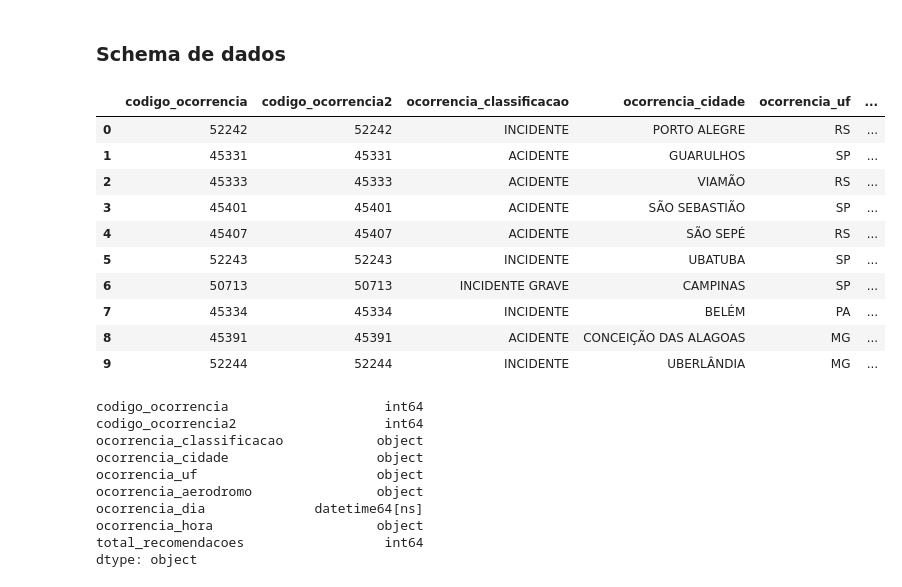
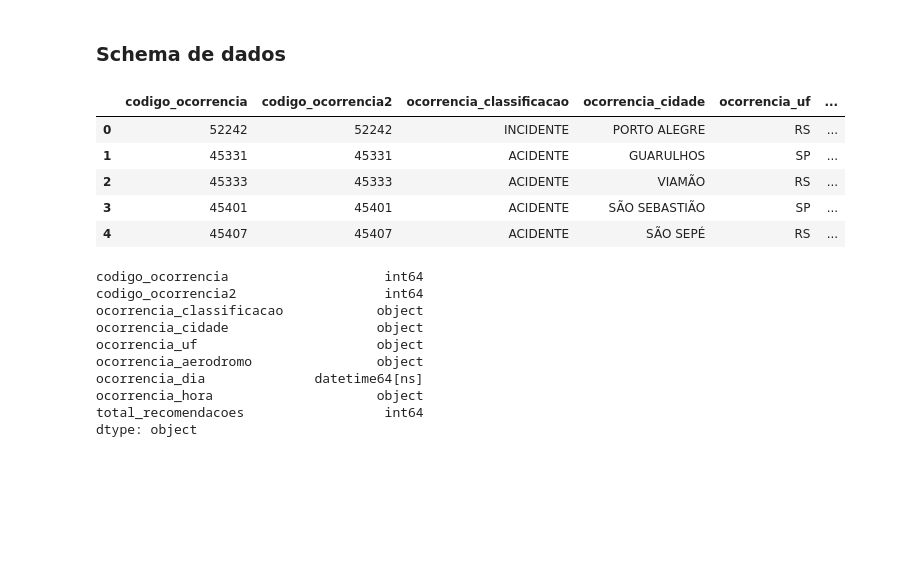
Before and after one commit to JoaoVitorPinheiro/dio-bootcamp-projects, a Jupyter notebook: cognizant_data_engineer/desafios de projeto/etl_cenipa/projeto.ipynb, the cells around one changed output. Cells and saved outputs as stored; diff of their text form; code cells hidden in the pictures; blank space fills up the shorter version.

```diff
--- a/cognizant_data_engineer/desafios de projeto/etl_cenipa/projeto.ipynb
+++ b/cognizant_data_engineer/desafios de projeto/etl_cenipa/projeto.ipynb
@@ -40,19 +40,14 @@ schema = pa.DataFrameSchema(
 # %%
 # Filtrar apenas colunas relevantes para nosso ETL
 df = df[list(schema.columns)]
-df.head(10)
+df.head(5)
 # %% [output]
 |  | codigo_ocorrencia | codigo_ocorrencia2 | ocorrencia_classificacao | ocorrencia_cidade | ocorrencia_uf | ... |
 | 0 | 52242 | 52242 | INCIDENTE | PORTO ALEGRE | RS | ... |
 | 1 | 45331 | 45331 | ACIDENTE | GUARULHOS | SP | ... |
 | 2 | 45333 | 45333 | ACIDENTE | VIAMÃO | RS | ... |
 | 3 | 45401 | 45401 | ACIDENTE | SÃO SEBASTIÃO | SP | ... |
 | 4 | 45407 | 45407 | ACIDENTE | SÃO SEPÉ | RS | ... |
-| 5 | 52243 | 52243 | INCIDENTE | UBATUBA | SP | ... |
-| 6 | 50713 | 50713 | INCIDENTE GRAVE | CAMPINAS | SP | ... |
-| 7 | 45334 | 45334 | INCIDENTE | BELÉM | PA | ... |
-| 8 | 45391 | 45391 | ACIDENTE | CONCEIÇÃO DAS ALAGOAS | MG | ... |
-| 9 | 52244 | 52244 | INCIDENTE | UBERLÂNDIA | MG | ... |
 # %%
 df.dtypes
 # %% [output]
```
Also changed, not shown: parts of 4 cells of this notebook.
